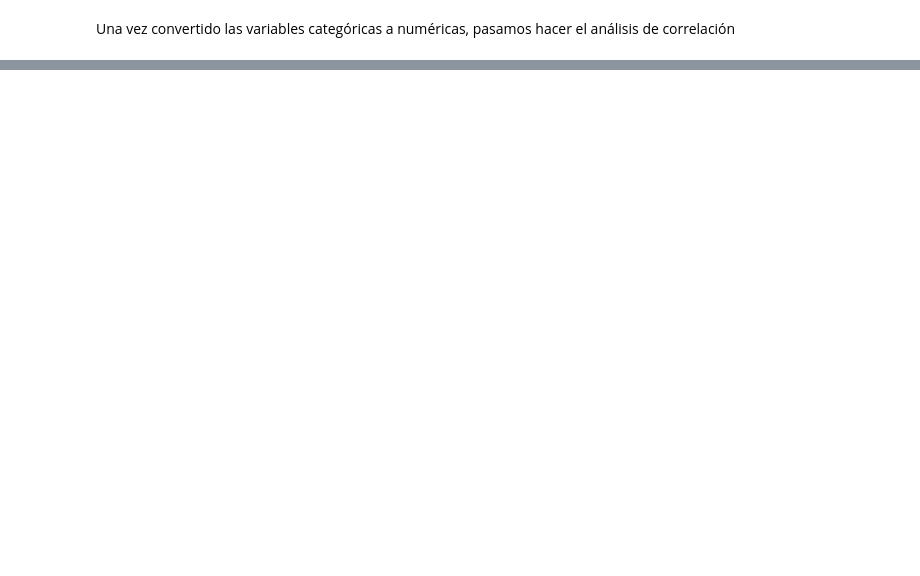
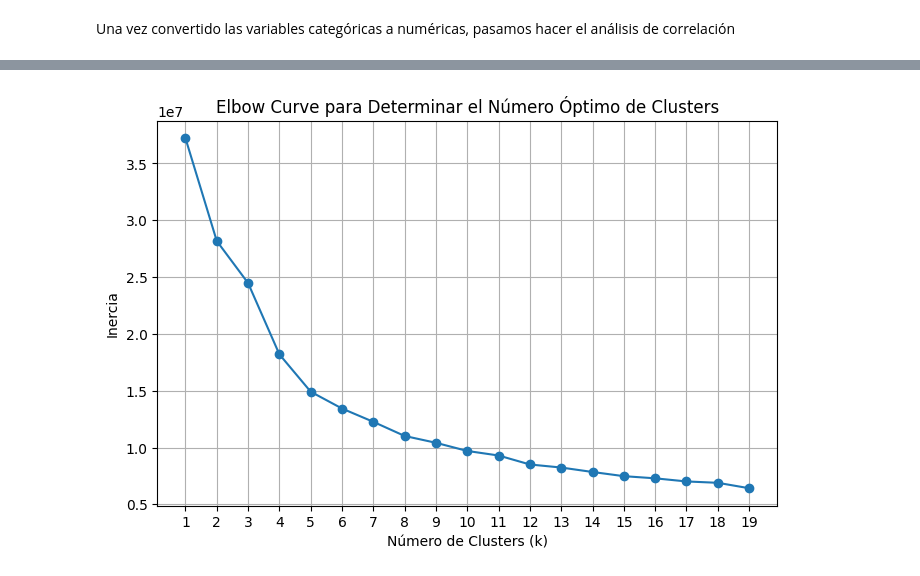
Before and after one commit to jascicz/easy_money_Project, a Jupyter notebook: Tarea_2_Segmentación/Segmentación.ipynb, the cells around one changed output, grey strips where cells are left out. Cells and saved outputs as stored; diff of their text form; code cells hidden in the pictures; blank space fills up the shorter version.

```diff
--- a/Tarea_2_Segmentación/Segmentación.ipynb
+++ b/Tarea_2_Segmentación/Segmentación.ipynb
@@ -244,0 +373,14 @@ Pares de variables altamente correlacionadas:
+# %%
+
+
+# Initialize the scaler
+scaler = RobustScaler()
+
+# Fit and transform the data
+df_numerico_estandarizado = scaler.fit_transform(df_numerico)
+
+# Convert the result to a DataFrame
+df_numerico_estandarizado = pd.DataFrame(df_numerico_estandarizado , columns=df_numerico.columns)
+
+# Verify the results
+df_numerico_estandarizado
@@ -244,0 +401,22 @@ Pares de variables altamente correlacionadas:
+# %%
+# Definir un rango de k (número de clusters) para probar
+rango_k = range(1, 20)
+inercias = []
+
+# Aplicar K-means para cada valor de k y calcular la inercia
+for k in rango_k:
+    kmeans = KMeans(n_clusters=k, random_state=42)
+    kmeans.fit(df_numerico_estandarizado)
+    inercias.append(kmeans.inertia_)
+
+# Graficar la Elbow Curve
+plt.figure(figsize=(8, 5))
+plt.plot(rango_k, inercias, marker='o', linestyle='-')
+plt.xlabel('Número de Clusters (k)')
+plt.ylabel('Inercia')
+plt.title('Elbow Curve para Determinar el Número Óptimo de Clusters')
+plt.xticks(rango_k)
+plt.grid(True)
+plt.show()
+# %% [output]
+[figure, added]
```
Also changed, not shown: parts of 29 cells of this notebook.
